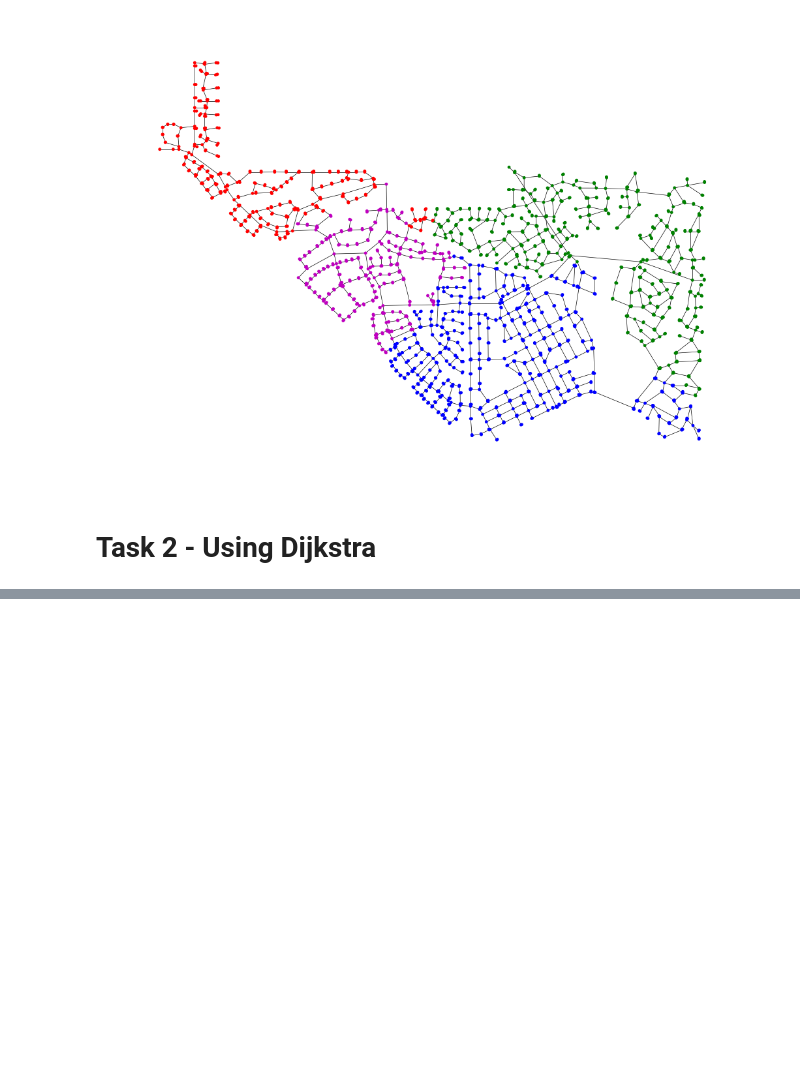
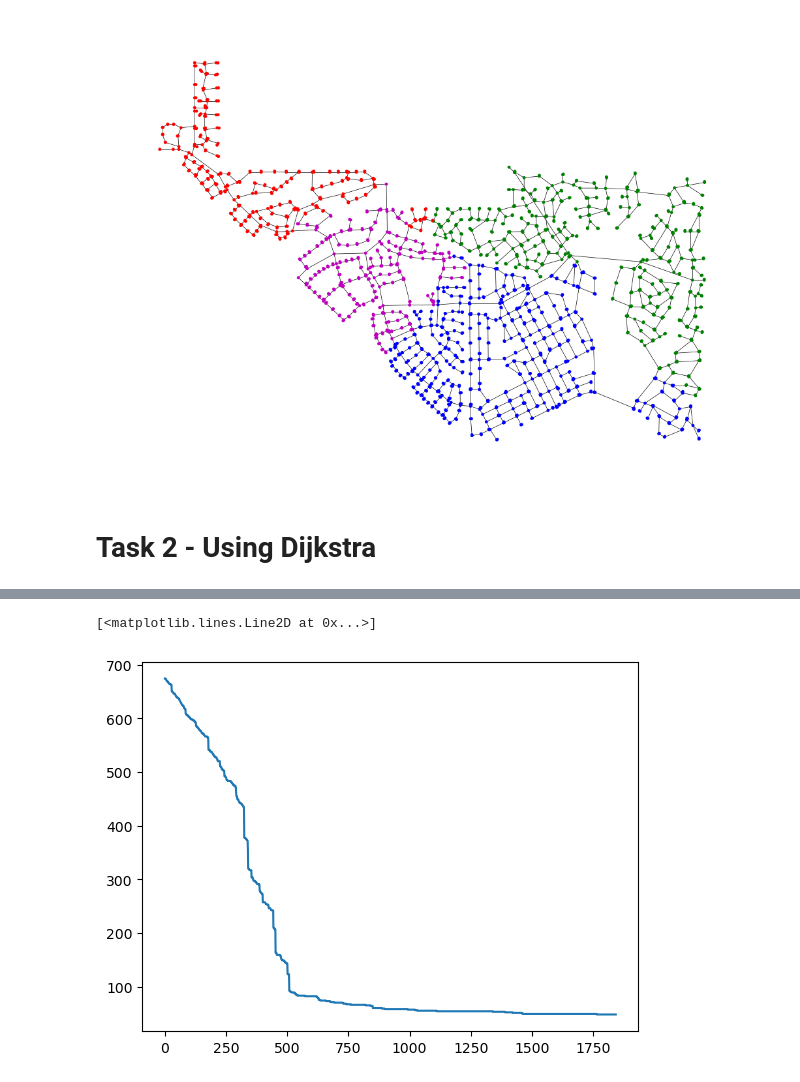
Before and after one commit to CapperTheRose16/Project-in-Network-Analysis, a Jupyter notebook: basic_inspection.ipynb, the cells around one changed output, grey strips where cells are left out. Cells and saved outputs as stored; diff of their text form; code cells hidden in the pictures; blank space fills up the shorter version.

```diff
--- a/basic_inspection.ipynb
+++ b/basic_inspection.ipynb
@@ -38,3 +38,7 @@ plt.show()
 # %%
 for i in G.nodes():
     G.nodes[i]["leaf"] = G.nodes[i]["type"] == "Junction" and G.degree[i] == 1
+# %%
+for i in G.nodes():
+    if G.nodes[i]["leaf"]:
+        print("True")
@@ -155,3 +177,7 @@ plt.show()
 [figure]
 # %% [markdown]
 # Task 2 - Using Dijkstra
+# %%
+all_junction_dijkstra = {}
+for i in G.nodes():
+    all_junction_dijkstra[i] = nx.single_source_dijkstra(G, i, weight="weight")
@@ -157,0 +204,28 @@ plt.show()
+# %%
+all_junction_dijkstra[3003]
+res = {key : val for key, val in all_junction_dijkstra[3003][0].items() if val>=120}
+# %%
+import random
+
+candidate_edges=list(list(G.edges(res)))
+valves = []
+n_valves = []
+n_leaves_list = []
+
+
+while candidate_edges:
+    picked_edge = random.choice(candidate_edges)
+    valves.append(picked_edge)
+    candidate_edges.remove(picked_edge)
+
+    H = nx.restricted_view(G, [], valves)
+    reached = set(nx.bfs_tree(H, source=3003).nodes())
+    n_leaves = sum(G.nodes[n]["leaf"] for n in reached)
+
+    n_leaves_list.append(n_leaves)
+    n_valves.append(len(valves))
+# %%
+plt.plot(n_valves,n_leaves_list)
+# %% [output]
+[<matplotlib.lines.Line2D at 0x...>]
+[figure, added]
```
Also changed, not shown: parts of 2 cells of this notebook.
